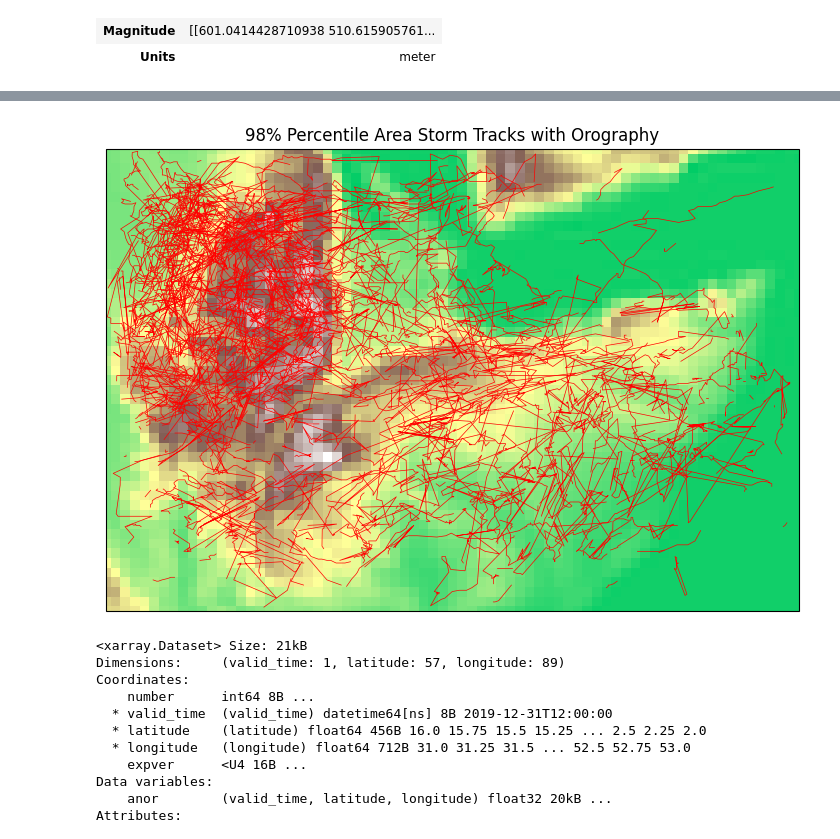
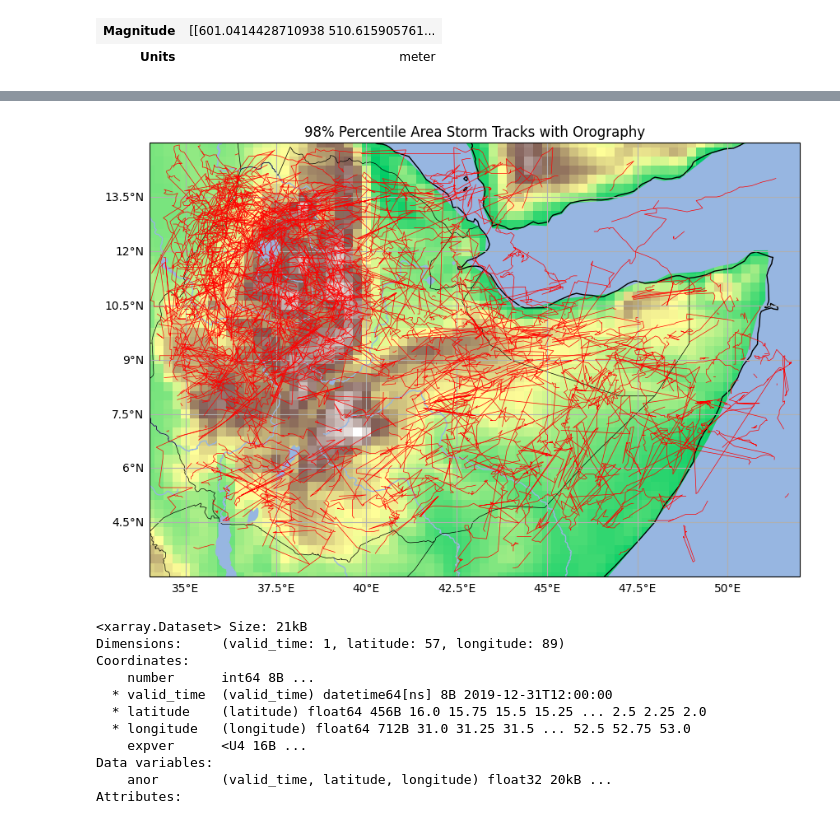
Before and after one commit to seangtkelley/uor-msc-dissertation-xai-african-storms, a Jupyter notebook: src/explore.ipynb, the cells around one changed output, grey strips where cells are left out. Saved outputs shown, nothing was run; the diff lists cells and outputs as text; code cells hidden in the pictures.

```diff
--- a/src/explore.ipynb
+++ b/src/explore.ipynb
@@ -45,12 +46,9 @@ from utils import processing
 # 2D kernel density estimation
 X, Y, Z = processing.calc_kde(storm_inits["Lon"], storm_inits["Lat"])
 
-assert X.shape == storm_inits["Lon"].shape
-assert Y.shape == storm_inits["Lat"].shape
-
 plt.figure(figsize=(10, 10))
 ax = plotting.init_map()
-plotting.add_borders(ax, color="white")
+plotting.add_borders(ax)
 plotting.add_gridlines(ax)
 
 # add filled contours and contour lines
@@ -182,17 +175,15 @@ plt.show()
 # %%
 # plot storm tracks as lines on the orography map
-fig, ax = plt.subplots(
-    figsize=(10, 6), subplot_kw={"projection": ccrs.PlateCarree()}
-)
-ax.set_extent(config.STORM_DATA_EXTENT, crs=ccrs.PlateCarree())
+plt.figure(figsize=(10, 6))
+ax = plotting.init_map(extent=config.STORM_DATA_EXTENT)
 terrain = ax.pcolormesh(
     geop["longitude"],
     geop["latitude"],
     height,
-    cmap=config.TERRAIN_CMAP,
+    cmap=plotting.TERRAIN_CMAP,
     transform=ccrs.PlateCarree(),
 )
-ax.set_title("98% Percentile Duration Storm Tracks with Orography")
+plotting.add_all_map_features(ax)
 
 # plot storm tracks
 # storm_ids = np.array(list(storm_groups.groups.keys()))
@@ -210,6 +201,7 @@ for storm, group in sampled_df.groupby("Storm"):
         linewidth=0.5,
         transform=ccrs.PlateCarree(),
     )
-plt.savefig(config.FIGURES_DIR / "orography_storm_tracks_p98_duration.png")
-plt.show()
+
+ax.set_title("98% Percentile Duration Storm Tracks with Orography")
+plotting.save_plot("orography_storm_tracks_p98_duration.png")
 # %% [output]
@@ -217,38 +209,37 @@ plt.show()
 # %%
 # plot storm tracks as lines on the orography map
-fig, ax = plt.subplots(
-    figsize=(10, 6), subplot_kw={"projection": ccrs.PlateCarree()}
-)
-ax.set_extent(config.STORM_DATA_EXTENT, crs=ccrs.PlateCarree())
+plt.figure(figsize=(10, 6))
+ax = plotting.init_map(extent=config.STORM_DATA_EXTENT)
 terrain = ax.pcolormesh(
     geop["longitude"],
     geop["latitude"],
     height,
-    cmap=config.TERRAIN_CMAP,
+    cmap=plotting.TERRAIN_CMAP,
     transform=ccrs.PlateCarree(),
 )
-ax.set_title("98% Percentile Area Storm Tracks with Orography")
+plotting.add_all_map_features(ax)
 
 # plot storm tracks
 # storm_ids = np.array(list(storm_groups.groups.keys()))
 # storm_ids_sampled = np.random.choice(
 #     storm_ids, size=int(0.1 * len(storm_ids)), replace=False
 # )
 # sampled_df = df[df["Storm"].isin(storm_ids_sampled)]
 life_p95 = df["Area"].quantile(0.98)
 sampled_df = df[df["Area"] >= life_p95].copy()
 for storm, group in sampled_df.groupby("Storm"):
     ax.plot(
         group["Lon"],
         group["Lat"],
         color="red",
         linewidth=0.5,
         transform=ccrs.PlateCarree(),
     )
-plt.savefig(config.FIGURES_DIR / "orography_storm_tracks_p98_area.png")
-plt.show()
+
+ax.set_title("98% Percentile Area Storm Tracks with Orography")
+plotting.save_plot("orography_storm_tracks_p98_area.png")
 # %% [output]
-[figure, old version]
+[figure, new version]
 # %%
 anor = xr.open_dataset(config.DATA_DIR / "anor_east_africa.nc")
 # %%
```
Also changed, not shown: parts of 8 cells of this notebook, 6 other files.
